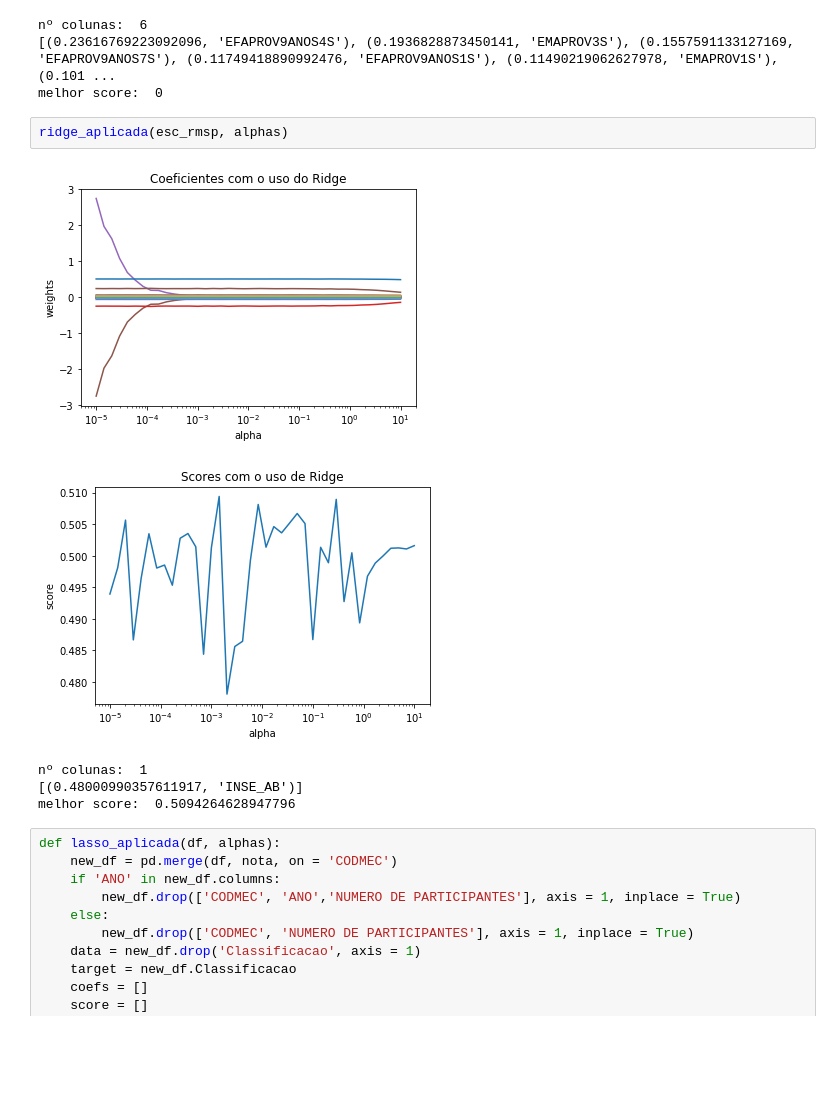
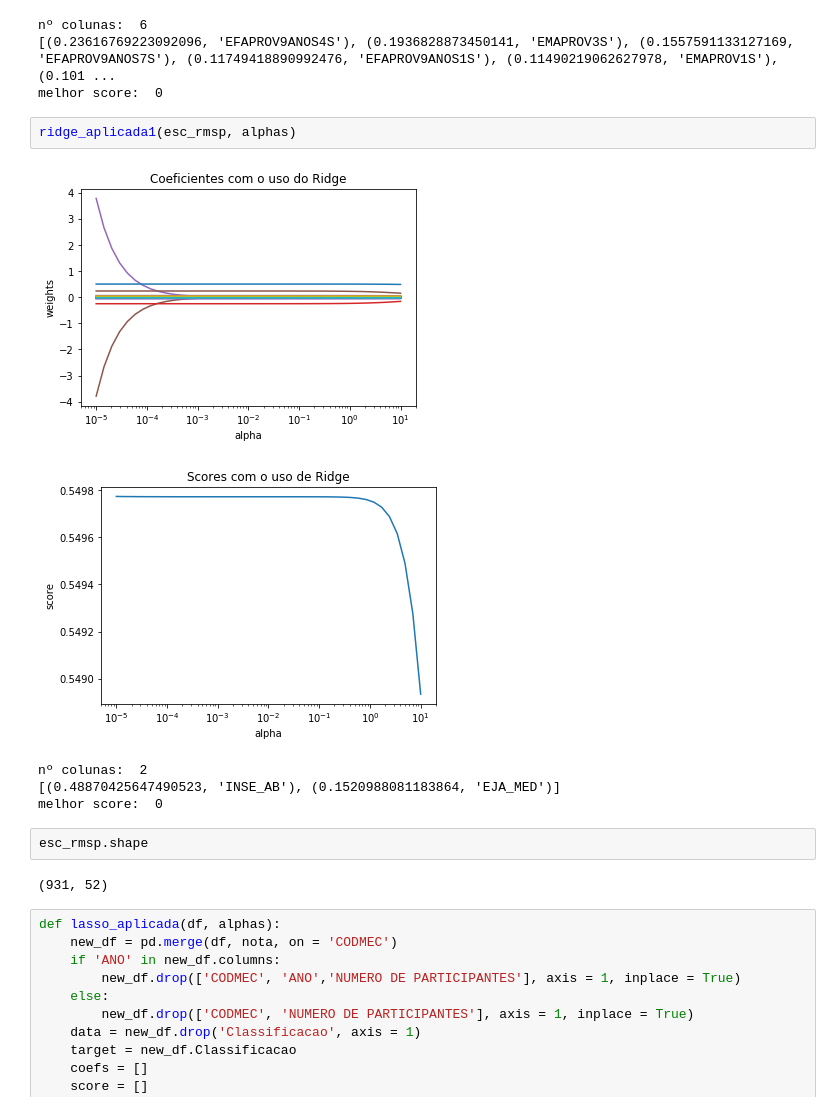
Before and after one commit to GiovaniValdrighi/DataScience_IC, a Jupyter notebook: Contest/ridge_lasso.ipynb, the cells around one changed output. Drawn from its saved outputs; the diff is of its cells as text; blank space fills up the shorter version.

```diff
--- a/Contest/ridge_lasso.ipynb
+++ b/Contest/ridge_lasso.ipynb
@@ -196,13 +201,17 @@ nº colunas:  6
 [(0.23616769223092096, 'EFAPROV9ANOS4S'), (0.1936828873450141, 'EMAPROV3S'), (0.1557591133127169, 'EFAPROV9ANOS7S'), (0.11749418890992476, 'EFAPROV9ANOS1S'), (0.11490219062627978, 'EMAPROV1S'), (0.101 ...
 melhor score:  0
 # %%
-ridge_aplicada(esc_rmsp, alphas)
+ridge_aplicada1(esc_rmsp, alphas)
 # %% [output]
-[figure, old version]
+[figure, new version]
-[figure, old version]
+[figure, new version]
-nº colunas:  1
-[(0.48000990357611917, 'INSE_AB')]
-melhor score:  0.5094264628947796
+nº colunas:  2
+[(0.48870425647490523, 'INSE_AB'), (0.1520988081183864, 'EJA_MED')]
+melhor score:  0
+# %%
+esc_rmsp.shape
+# %% [output]
+(931, 52)
 # %%
 def lasso_aplicada(df, alphas):
     new_df = pd.merge(df, nota, on = 'CODMEC')
```
Also changed, not shown: parts of 2 cells of this notebook, 2 other files.
